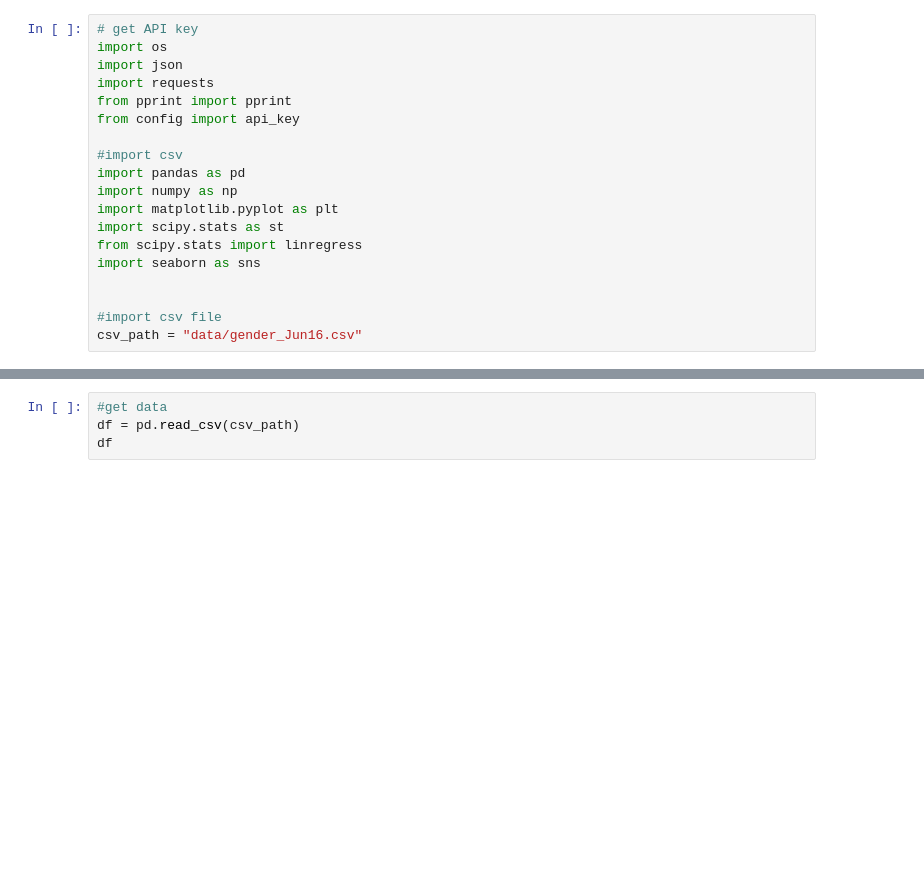
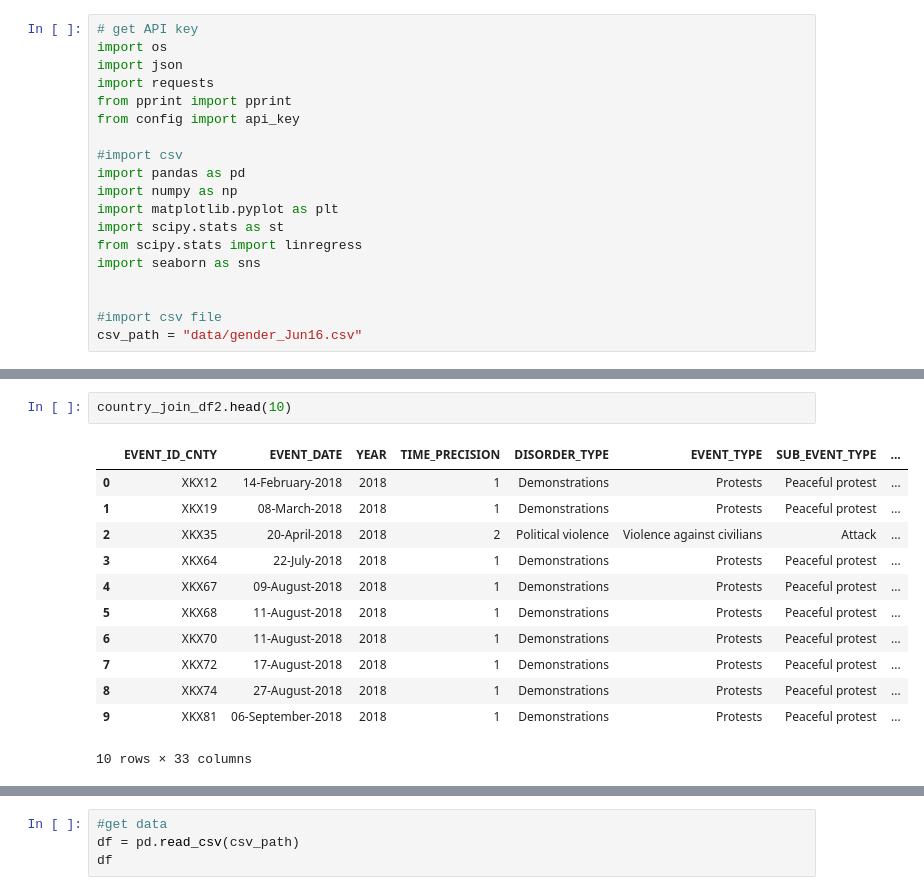
Before and after one commit to melissaprax/equality-data, a Jupyter notebook: analysis.ipynb, the cells around one changed output, grey strips where cells are left out. Drawn from its saved outputs; the diff is of its cells as text; blank space fills up the shorter version.

```diff
--- a/analysis.ipynb
+++ b/analysis.ipynb
@@ -19,0 +163,15 @@ csv_path = "data/gender_Jun16.csv"
+# %%
+country_join_df2.head(10)
+# %% [output]
+|  | EVENT_ID_CNTY | EVENT_DATE | YEAR | TIME_PRECISION | DISORDER_TYPE | EVENT_TYPE | SUB_EVENT_TYPE | ... |
+| 0 | XKX12 | 14-February-2018 | 2018 | 1 | Demonstrations | Protests | Peaceful protest | ... |
+| 1 | XKX19 | 08-March-2018 | 2018 | 1 | Demonstrations | Protests | Peaceful protest | ... |
+| 2 | XKX35 | 20-April-2018 | 2018 | 2 | Political violence | Violence against civilians | Attack | ... |
+| 3 | XKX64 | 22-July-2018 | 2018 | 1 | Demonstrations | Protests | Peaceful protest | ... |
+| 4 | XKX67 | 09-August-2018 | 2018 | 1 | Demonstrations | Protests | Peaceful protest | ... |
+| 5 | XKX68 | 11-August-2018 | 2018 | 1 | Demonstrations | Protests | Peaceful protest | ... |
+| 6 | XKX70 | 11-August-2018 | 2018 | 1 | Demonstrations | Protests | Peaceful protest | ... |
+| 7 | XKX72 | 17-August-2018 | 2018 | 1 | Demonstrations | Protests | Peaceful protest | ... |
+| 8 | XKX74 | 27-August-2018 | 2018 | 1 | Demonstrations | Protests | Peaceful protest | ... |
+| 9 | XKX81 | 06-September-2018 | 2018 | 1 | Demonstrations | Protests | Peaceful protest | ... |
+10 rows × 33 columns
```
Also changed, not shown: parts of 40 cells of this notebook, 3 other files.
